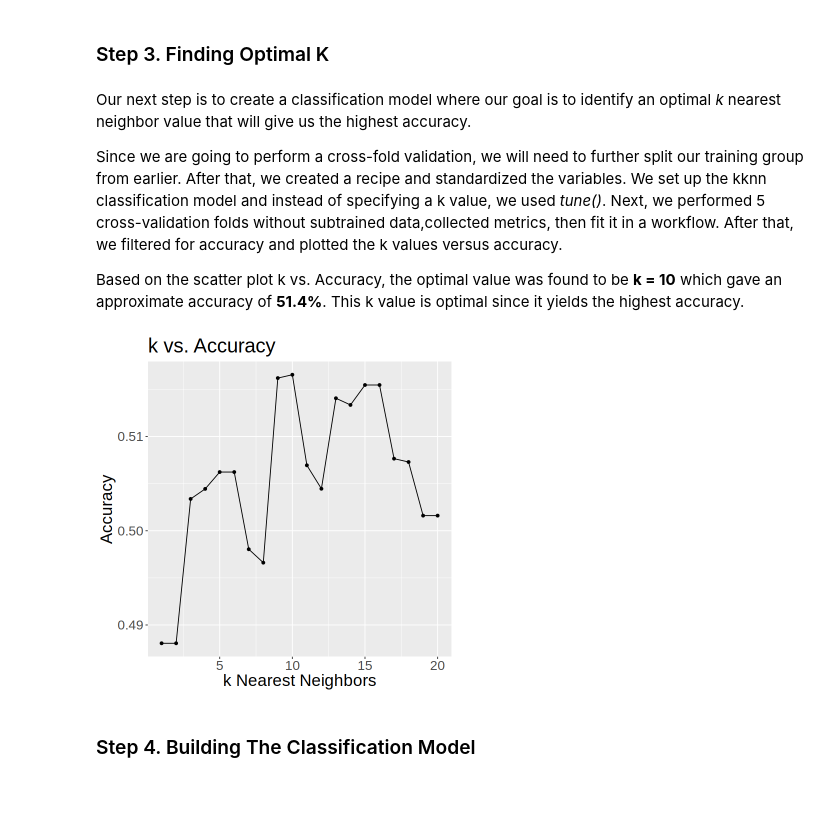
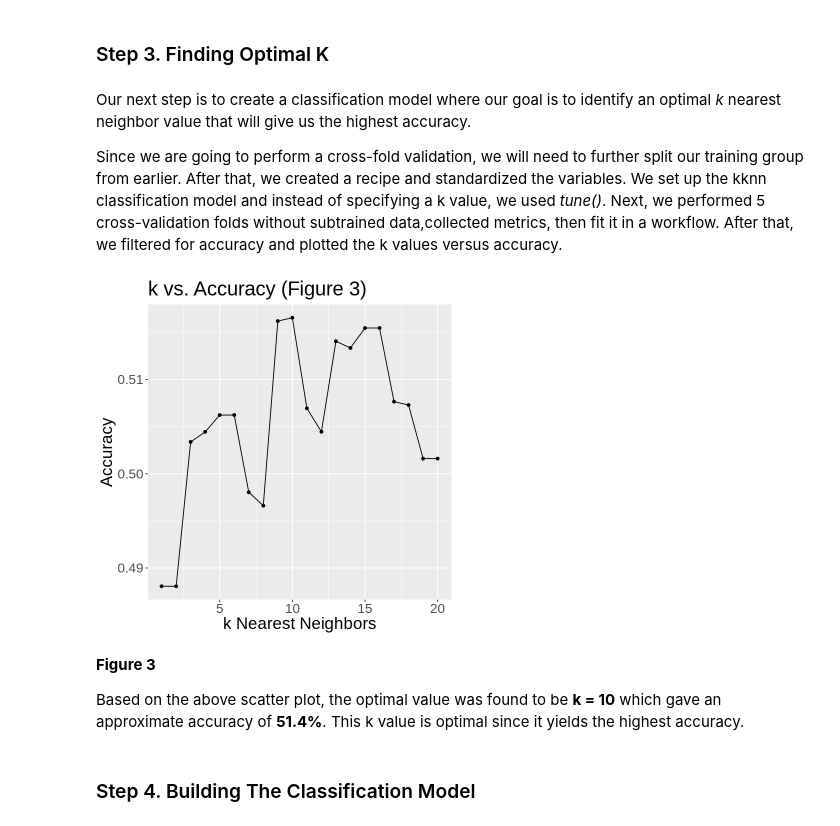
Before and after one commit to Megunight/dsci100-project, a Jupyter notebook: project.report.ipynb, the cells around one changed output. Drawn from its saved outputs; the diff is of its cells as text; code cells hidden in the pictures; blank space fills up the shorter version.

```diff
--- a/project.report.ipynb
+++ b/project.report.ipynb
@@ -196,8 +212,6 @@ Warning message in geom_histogram(stat = "count", position = "dodge"):
 Our next step is to create a classification model where our goal is to identify an optimal *k* nearest neighbor value that will give us the highest accuracy.
 
 Since we are going to perform a cross-fold validation, we will need to further split our training group from earlier. After that, we created a recipe and standardized the variables. We set up the kknn classification model and instead of specifying a k value, we used *tune()*. Next, we performed 5 cross-validation folds without subtrained data,collected metrics, then fit it in a workflow. After that, we filtered for accuracy and plotted the k values versus accuracy.
-
-Based on the scatter plot k vs. Accuracy, the optimal value was found to be **k = 10** which gave an approximate accuracy of **51.4%**. This k value is optimal since it yields the highest accuracy.
 # %%
 stroke_subvfold <- initial_split(stroke_training, prop = 0.75, strata = diagnosis_group)
 stroke_subtraining <- training(stroke_subvfold)
@@ -223,19 +237,23 @@ stroke_workflow <- workflow() |>
 # %%
 options(repr.plot.width = 6, repr.plot.height = 6)
 
 stroke_accuracies <- stroke_workflow |>
                         filter(.metric == "accuracy")
 
 cross_val_plot <- ggplot(stroke_accuracies, aes(x = neighbors, y = mean)) +
                     geom_point() +
                     geom_line() +
-                  labs(title = "k vs. Accuracy",
+                  labs(title = "k vs. Accuracy (Figure 3)",
                        x = "k Nearest Neighbors",
                        y = "Accuracy") +
                   theme(text = element_text(size = 20))
 cross_val_plot
 # %% [output]
-[figure, old version]
+[figure, new version]
+# %% [markdown]
+**Figure 3**
+
+Based on the above scatter plot, the optimal value was found to be **k = 10** which gave an approximate accuracy of **51.4%**. This k value is optimal since it yields the highest accuracy.
 # %% [markdown]
 ### Step 4. Building The Classification Model
 # %% [markdown]
```
Also changed, not shown: parts of 12 cells of this notebook.
